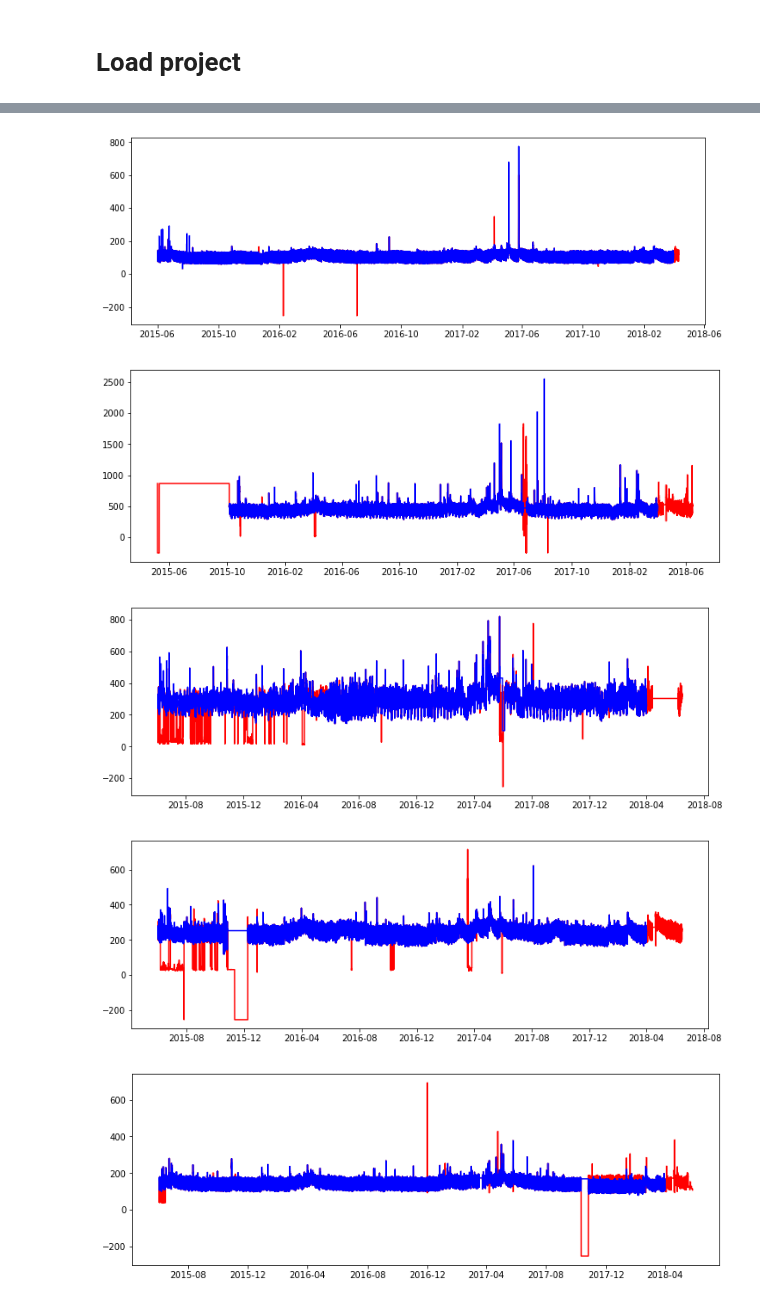
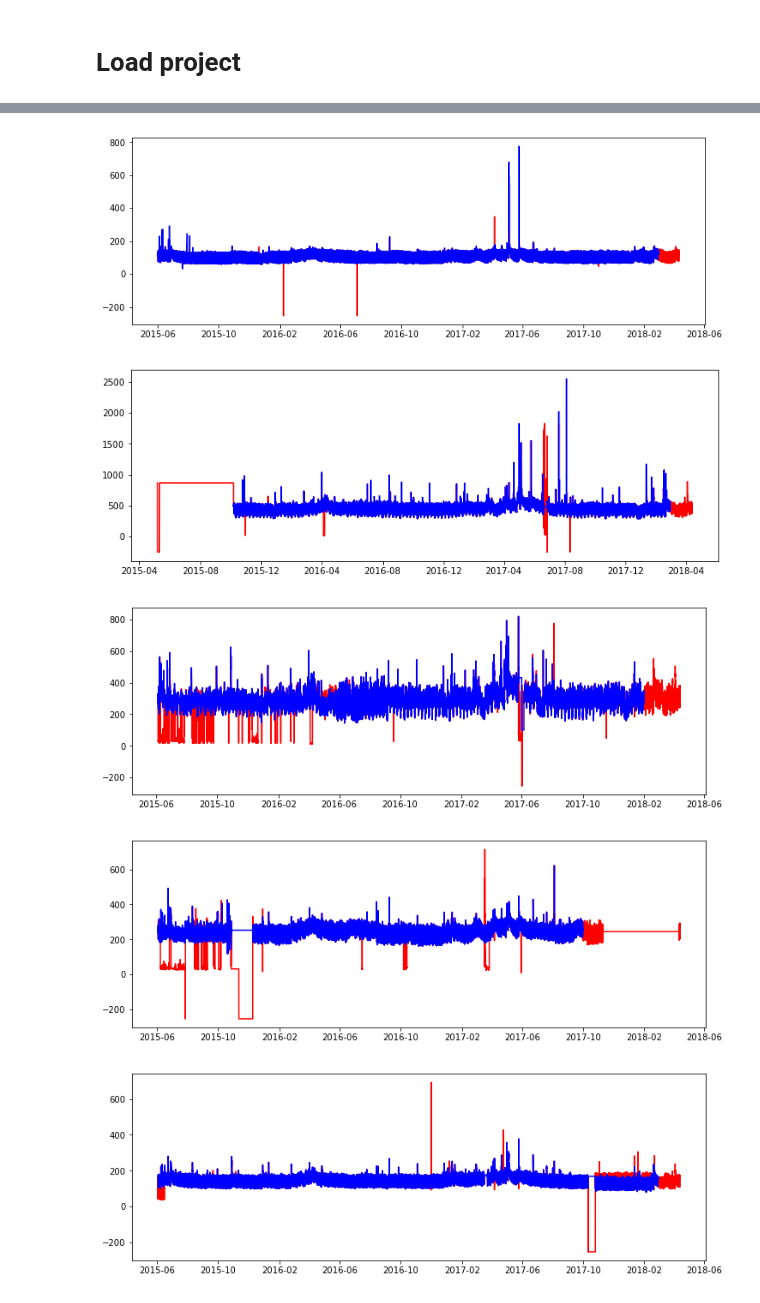
Before and after one commit to carldata/argo, a Jupyter notebook: notebooks/thorium-large/eda.ipynb, the cells around one changed output, grey strips where cells are left out. Drawn from its saved outputs; the diff is of its cells as text; code cells hidden in the pictures.

```diff
--- a/notebooks/thorium-large/eda.ipynb
+++ b/notebooks/thorium-large/eda.ipynb
@@ -21,28 +21,29 @@ with open(PROJECT_FOLDER + 'project.json', 'r') as file:
 print(json.dumps(project, indent=4))
 
 def load_series(fname, name):
-    path = PROJECT_FOLDER + fname
+    path = PROJECT_FOLDER + fname + '.csv'
     xs = pd.read_csv(path, parse_dates=['time'])
     xs = xs.set_index('time')[name].fillna(0)
     xs = xs.resample('5T').pad()
+    xs = xs.rename(fname)
     return xs
 
 
-flow1_raw = load_series(project_folder + 'flow1.csv', 'flow')
-flow1_edited = load_series(project_folder + 'flow1_edited.csv', 'flow_edited')
+flow1_raw = load_series('flow1', 'flow')
+flow1_edited = load_series('flow1_edited', 'flow_edited')
 
-flow2_raw = load_series(project_folder + 'flow2.csv', 'flow')
-flow2_edited = load_series(project_folder + 'flow2_edited.csv', 'flow_edited')
+flow2_raw = load_series('flow2', 'flow')
+flow2_edited = load_series('flow2_edited', 'flow_edited')
 
-flow3_raw = load_series(project_folder + 'flow3.csv', 'flow')
-flow3_edited = load_series(project_folder + 'flow3_edited.csv', 'flow_edited')
+flow3_raw = load_series('flow3', 'flow')
+flow3_edited = load_series('flow3_edited', 'flow_edited')
 
-flow4_raw = load_series(project_folder + 'flow4.csv', 'flow')
-flow4_edited = load_series(project_folder + 'flow4_edited.csv', 'flow_edited')
+flow4_raw = load_series('flow4', 'flow')
+flow4_edited = load_series('flow4_edited', 'flow_edited')
 
-flow5_raw = load_series(project_folder + 'flow5.csv', 'flow')
-flow5_edited = load_series(project_folder + 'flow5_edited.csv', 'flow_edited')
+flow5_raw = load_series('flow5', 'flow')
+flow5_edited = load_series('flow5_edited', 'flow_edited')
 
-rainfall = load_series(project_folder + 'rainfall1.csv', 'rainfall')
+rainfall = load_series('rainfall1', 'rainfall')
 # %% [output]
 {
@@ -63,31 +64,31 @@ rainfall = load_series(project_folder + 'rainfall1.csv', 'rainfall')
 }
 # %%
-plt.plot(flow1, color='r')
+plt.plot(flow1_raw, color='r')
 plt.plot(flow1_edited, color='b')
 plt.show()
 
-plt.plot(flow2, color='r')
+plt.plot(flow2_raw, color='r')
 plt.plot(flow2_edited, color='b')
 plt.show()
 
-plt.plot(flow3, color='r')
+plt.plot(flow3_raw, color='r')
 plt.plot(flow3_edited, color='b')
 plt.show()
 
-plt.plot(flow4, color='r')
+plt.plot(flow4_raw, color='r')
 plt.plot(flow4_edited, color='b')
 plt.show()
 
-plt.plot(flow5, color='r')
+plt.plot(flow5_raw, color='r')
 plt.plot(flow5_edited, color='b')
 plt.show()
 
 plt.plot(rainfall)
 plt.show()
 # %% [output]
-[figure, old version]
+[figure, new version]
-[figure, old version]
+[figure, new version]
-[figure, old version]
+[figure, new version]
-[figure, old version]
+[figure, new version]
-[figure, old version]
+[figure, new version]
 [figure]
```
Also changed, not shown: parts of 2 cells of this notebook, 1 other file.
